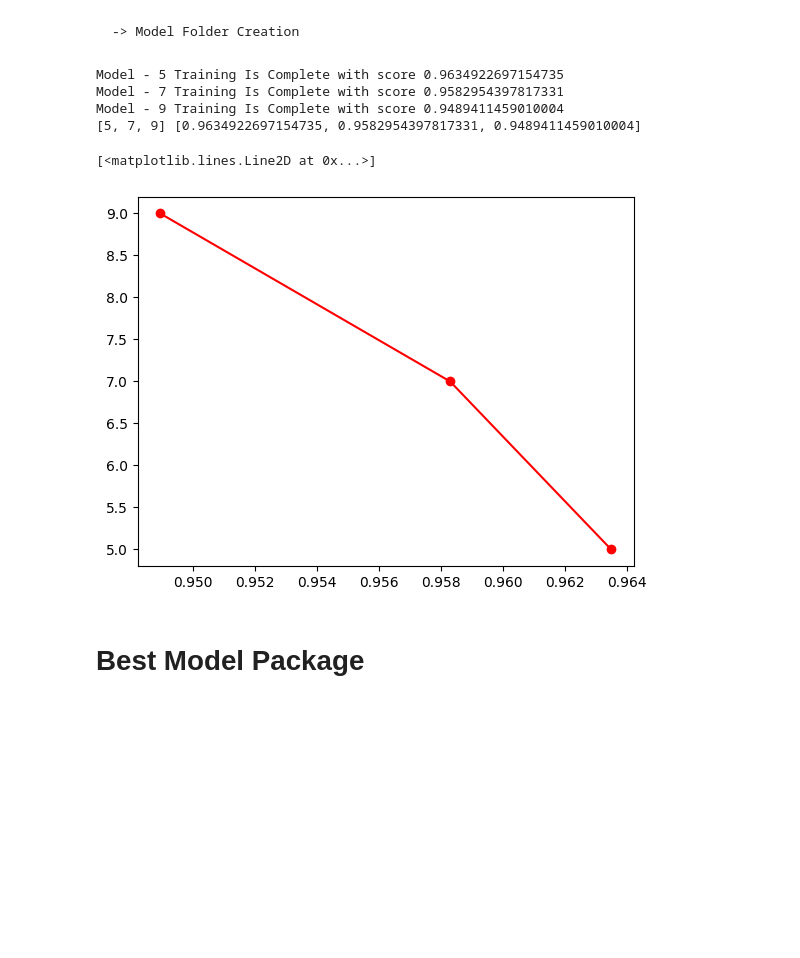
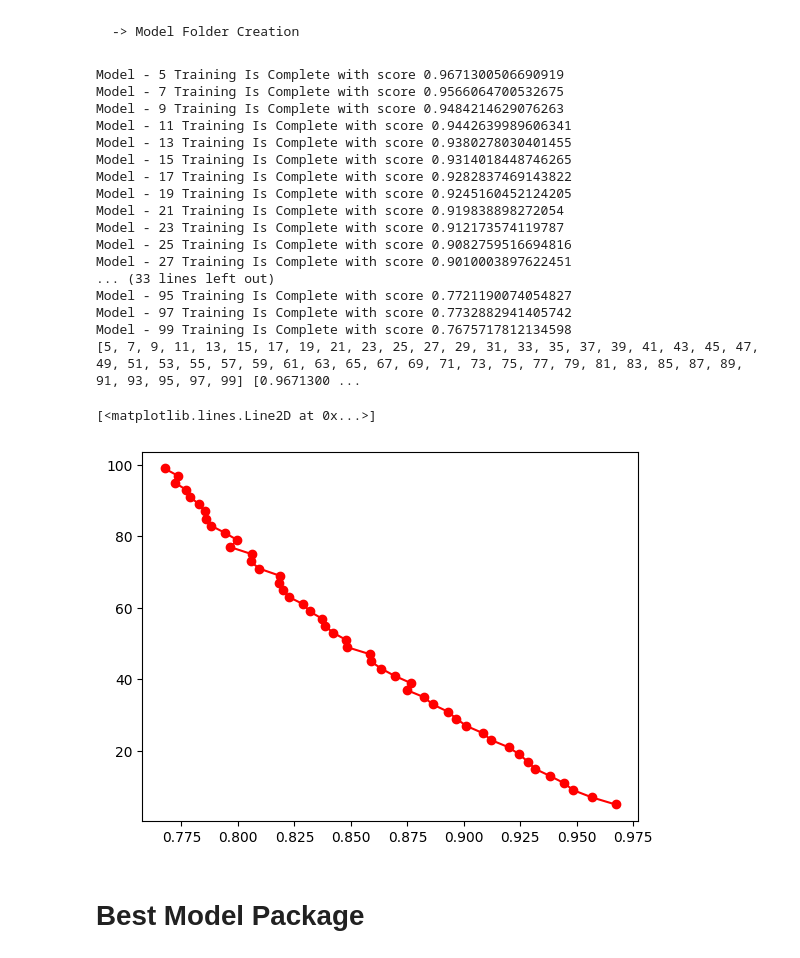
Before and after one commit to LalithAdithyanSuresh/CollegeStuff, a Jupyter notebook: Sem-2/CS1704 - DataScience/LetterReognition/Recognition.ipynb, the cells around one changed output. Drawn from its saved outputs; the diff is of its cells as text; code cells hidden in the pictures; blank space fills up the shorter version.

```diff
--- a/Sem-2/CS1704 - DataScience/LetterReognition/Recognition.ipynb
+++ b/Sem-2/CS1704 - DataScience/LetterReognition/Recognition.ipynb
@@ -97,26 +97,39 @@ except:
 # %%
 Score = []
 Model = []
-for i in range(5,10,2):
+for i in range(5,100,2):
     model = KNeighborsClassifier(n_neighbors=i)
     X_train,X_test,Y_Train,Y_Test = train_test_split(X,Y,test_size=0.1)
     model.fit(X_train,Y_Train)
     score = model.score(X_train,Y_Train)
     file = open("{}/Model{}.pkl".format(ModelFolder,i),'wb')
     pickle.dump(model,file)
     file.close()
     Score.append(score)
     Model.append(i)
     print("Model - {} Training Is Complete with score {}".format(i,score))
 print(Model,Score)
 plt.plot(Score,Model,'ro-')
 # %% [output]
-Model - 5 Training Is Complete with score 0.9634922697154735
-Model - 7 Training Is Complete with score 0.9582954397817331
-Model - 9 Training Is Complete with score 0.9489411459010004
-[5, 7, 9] [0.9634922697154735, 0.9582954397817331, 0.9489411459010004]
+Model - 5 Training Is Complete with score 0.9671300506690919
+Model - 7 Training Is Complete with score 0.9566064700532675
+Model - 9 Training Is Complete with score 0.9484214629076263
+Model - 11 Training Is Complete with score 0.9442639989606341
+Model - 13 Training Is Complete with score 0.9380278030401455
+Model - 15 Training Is Complete with score 0.9314018448746265
+Model - 17 Training Is Complete with score 0.9282837469143822
+Model - 19 Training Is Complete with score 0.9245160452124205
+Model - 21 Training Is Complete with score 0.919838898272054
+Model - 23 Training Is Complete with score 0.912173574119787
+Model - 25 Training Is Complete with score 0.9082759516694816
+Model - 27 Training Is Complete with score 0.9010003897622451
+... (33 lines left out)
+Model - 95 Training Is Complete with score 0.7721190074054827
+Model - 97 Training Is Complete with score 0.7732882941405742
+Model - 99 Training Is Complete with score 0.7675717812134598
+[5, 7, 9, 11, 13, 15, 17, 19, 21, 23, 25, 27, 29, 31, 33, 35, 37, 39, 41, 43, 45, 47, 49, 51, 53, 55, 57, 59, 61, 63, 65, 67, 69, 71, 73, 75, 77, 79, 81, 83, 85, 87, 89, 91, 93, 95, 97, 99] [0.9671300 ...
 [<matplotlib.lines.Line2D at 0x...>]
-[figure, old version]
+[figure, new version]
 # %% [markdown]
 # Best Model Package
 # %%
```
Also changed, not shown: 49 other files.
